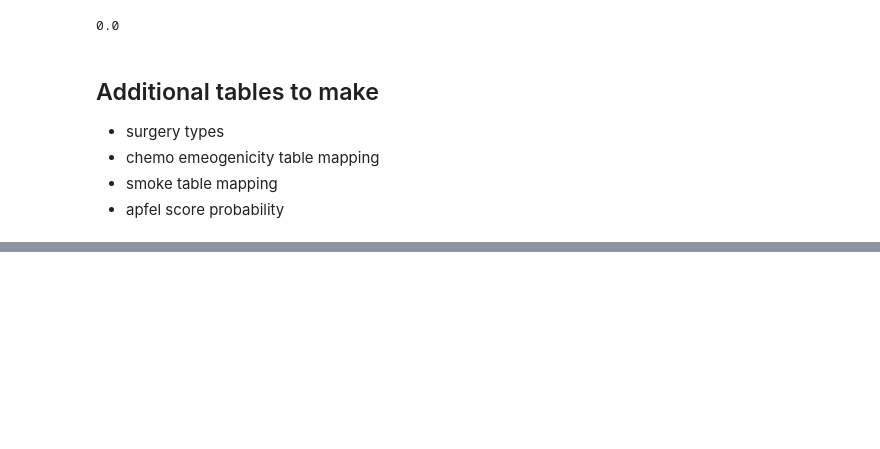
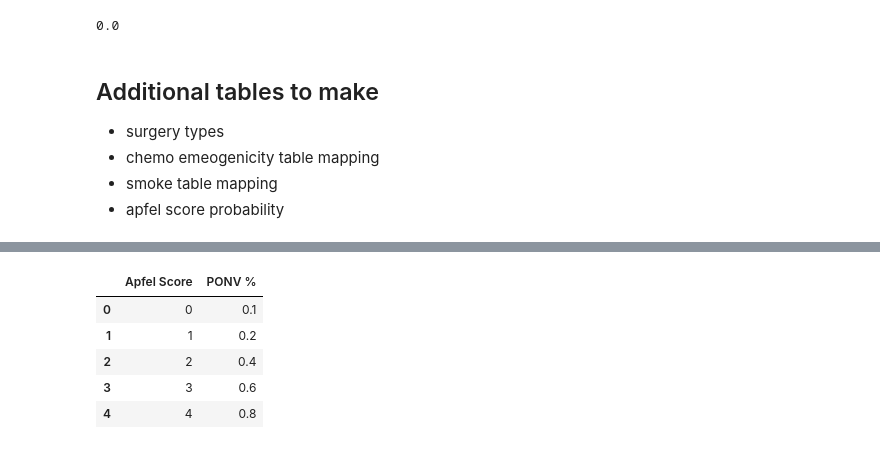
Before and after one commit to brokengrappler/PONV_Classifier, a Jupyter notebook: jpnb/Project-3-Cleaning.ipynb, the cells around one changed output, grey strips where cells are left out. Drawn from its saved outputs; the diff is of its cells as text; code cells hidden in the pictures; blank space fills up the shorter version.

```diff
--- a/jpnb/Project-3-Cleaning.ipynb
+++ b/jpnb/Project-3-Cleaning.ipynb
@@ -525,0 +549,16 @@ array([  0.  ,  10.  ,  55.  ,  15.  ,   7.  ,  25.  ,  40.  ,  35.  ,
+# %%
+apfel_dict = {0:.1,
+             1:.2,
+             2:.4,
+             3:.6,
+             4:.8}
+apfel_table = pd.Series(apfel_dict, name='PONV %')
+apfel_table.index.name='Apfel Score'
+apfel_table.reset_index()
+# %% [output]
+|  | Apfel Score | PONV % |
+| 0 | 0 | 0.1 |
+| 1 | 1 | 0.2 |
+| 2 | 2 | 0.4 |
+| 3 | 3 | 0.6 |
+| 4 | 4 | 0.8 |
```
Also changed, not shown: parts of 8 cells of this notebook, 14 other files.
